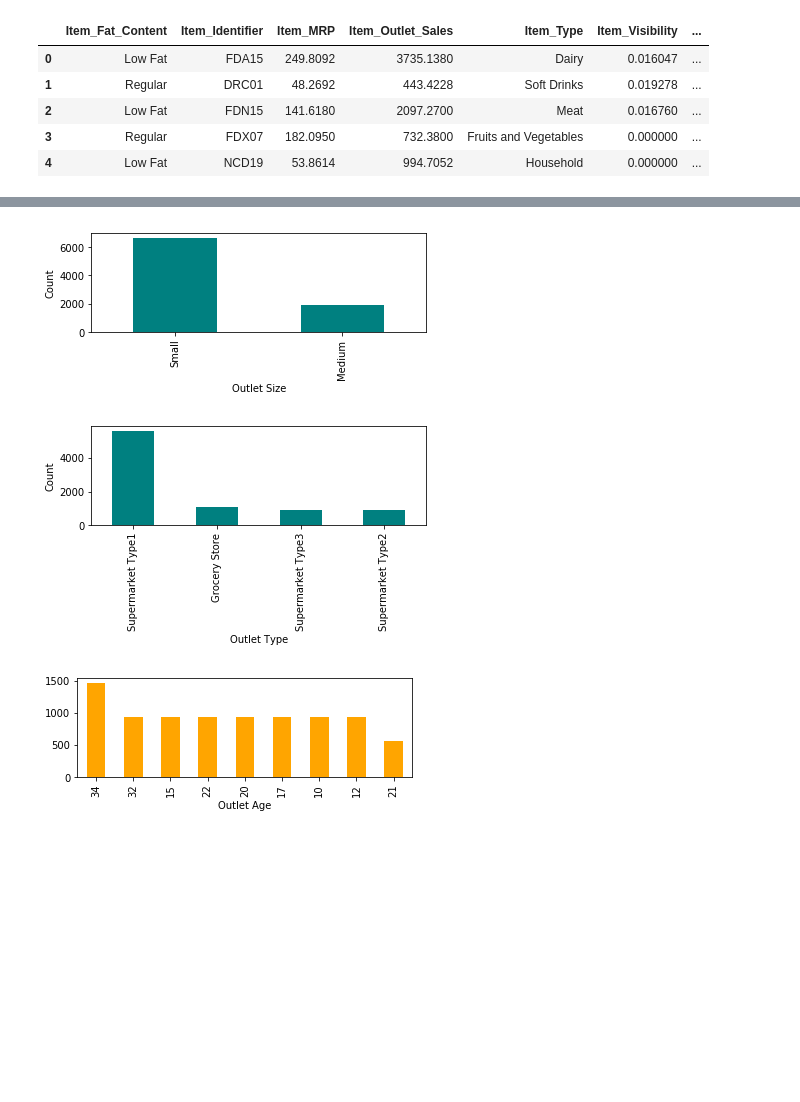
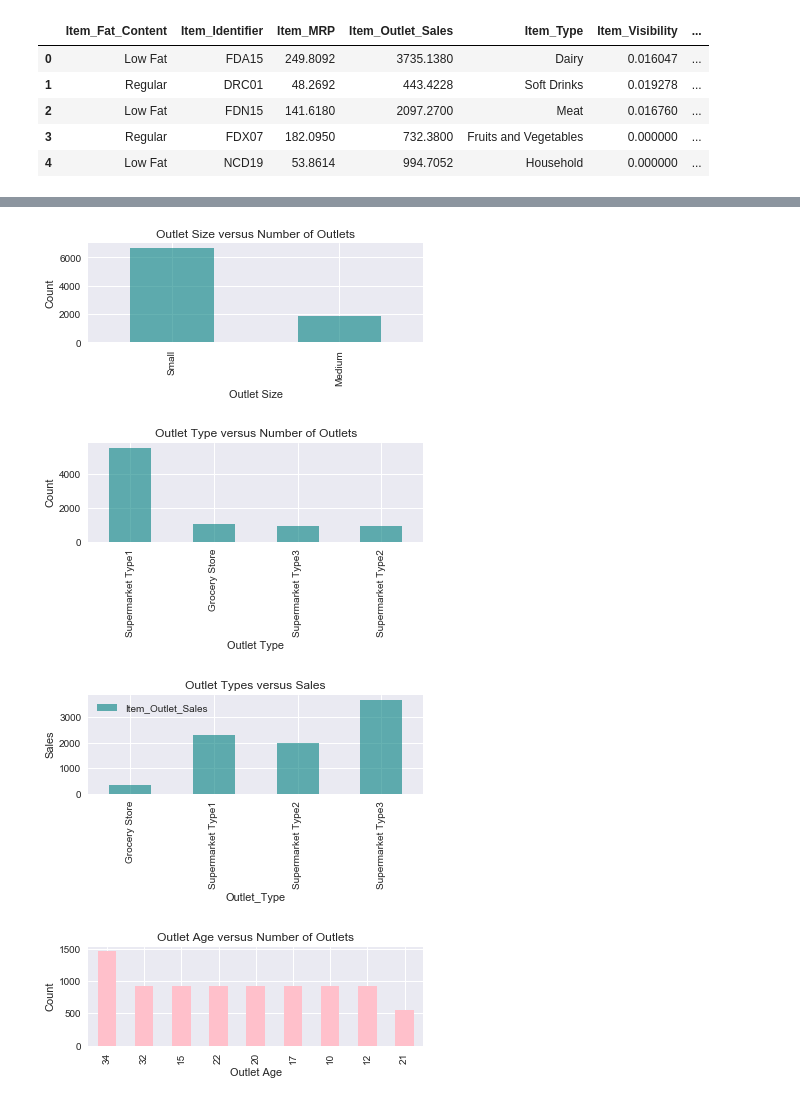
Before and after one commit to RupaliShah/Springboard, a Jupyter notebook: Capstone1/EDA.ipynb, the cells around one changed output, grey strips where cells are left out. Drawn from its saved outputs; the diff is of its cells as text; code cells hidden in the pictures; blank space fills up the shorter version.

```diff
--- a/Capstone1/EDA.ipynb
+++ b/Capstone1/EDA.ipynb
@@ -2,6 +2,8 @@
 import pandas as pd
 import matplotlib.pyplot as plt
 import numpy as np
+import seaborn as sns
+sns.set()
 # %%
 train = pd.read_csv('data/train_clean.csv')
 test = pd.read_csv('data/test_clean.csv')
@@ -34,26 +39,38 @@ plt.show()
 # %%
-plt.subplot(2,1,1)
+ax = plt.subplot(2,1,1)
 outlet_size = train['Outlet_Size'].value_counts()
-outlet_size.plot(kind = 'bar', facecolor = 'teal')
+outlet_size.plot(kind = 'bar', facecolor = 'teal', alpha = 0.6, ax = ax)
 plt.xlabel('Outlet Size')
 plt.ylabel('Count')
+plt.title('Outlet Size versus Number of Outlets')
 plt.show()
 
-plt.subplot(2,1,2)
+ax = plt.subplot(2,1,2)
 outlet_type = train['Outlet_Type'].value_counts()
-outlet_type.plot(kind = 'bar', facecolor = 'teal')
+outlet_type.plot(kind = 'bar', facecolor = 'teal', alpha = 0.6, ax = ax)
 plt.xlabel('Outlet Type')
 plt.ylabel('Count')
+plt.title('Outlet Type versus Number of Outlets')
 plt.show()
+
+ax = plt.subplot(2,1,1)
+outlet_type_sales_df = train.pivot_table(values = 'Item_Outlet_Sales', index = 'Outlet_Type')
+outlet_type_sales_df.plot(kind = 'bar', facecolor = 'teal', alpha = 0.6, ax = ax)
+plt.ylabel('Sales')
+plt.title('Outlet Types versus Sales')
+plt.show()
 # %% [output]
-[figure, old version]
+[figure, new version]
-[figure, old version]
+[figure, new version]
+[figure, added]
 # %%
 plt.subplot(2,1,2)
 outlet_age = train['Outlet_Age'].value_counts()
-outlet_age.plot(kind = 'bar', facecolor = 'orange')
+outlet_age.plot(kind = 'bar', facecolor = 'pink')
 plt.xlabel('Outlet Age')
+plt.ylabel('Count')
+plt.title('Outlet Age versus Number of Outlets')
 plt.show()
 # %% [output]
-[figure, old version]
+[figure, new version]
 # %%
```
Also changed, not shown: parts of 19 cells of this notebook.
